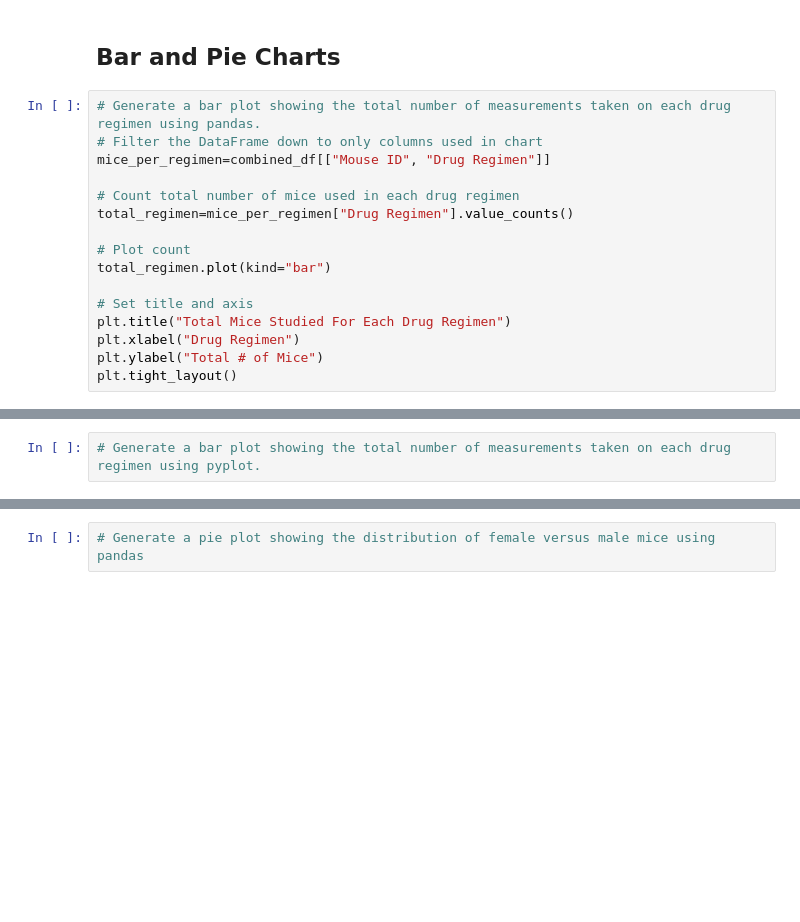
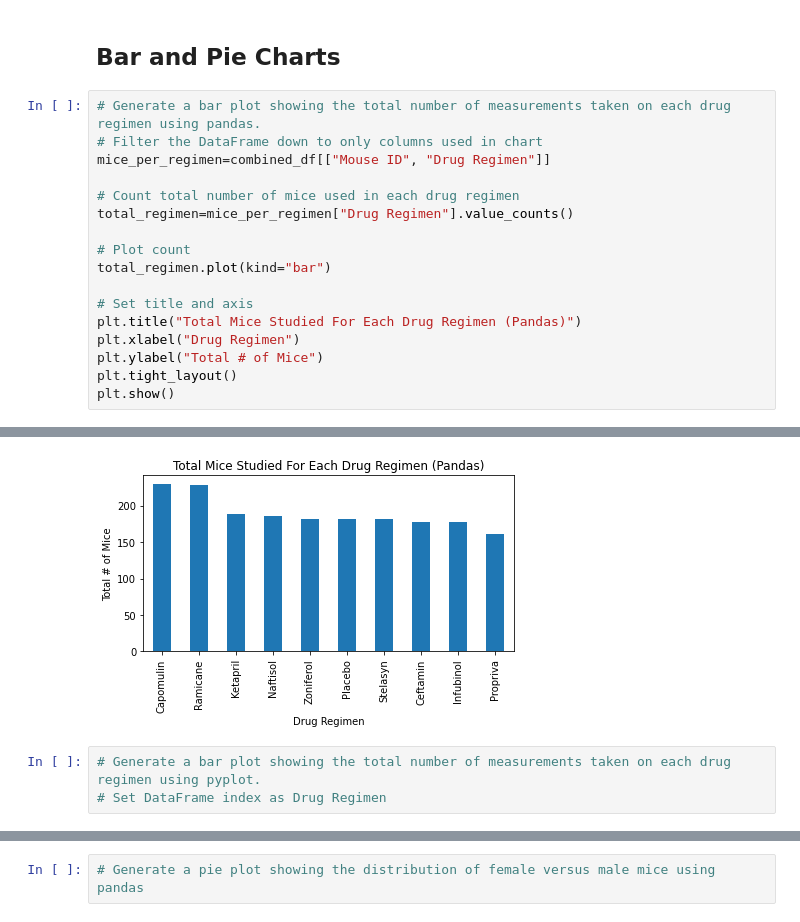
Before and after one commit to LisaCaruana/MatPlotLib, a Jupyter notebook: Pymaceuticals/Pymaceuticals_working_copy.ipynb, the cells around one changed output, grey strips where cells are left out. Drawn from its saved outputs; the diff is of its cells as text; blank space fills up the shorter version.

Commit message:
PyPlot Bar

```diff
--- a/Pymaceuticals/Pymaceuticals_working_copy.ipynb
+++ b/Pymaceuticals/Pymaceuticals_working_copy.ipynb
@@ -216,8 +216,9 @@ total_regimen=mice_per_regimen["Drug Regimen"].value_counts()
 total_regimen.plot(kind="bar")
 
 # Set title and axis
-plt.title("Total Mice Studied For Each Drug Regimen")
+plt.title("Total Mice Studied For Each Drug Regimen (Pandas)")
 plt.xlabel("Drug Regimen")
 plt.ylabel("Total # of Mice")
 plt.tight_layout()
+plt.show()
 # %% [output]
@@ -226,2 +225,4 @@ plt.tight_layout()
+[figure, added]
 # %%
 # Generate a bar plot showing the total number of measurements taken on each drug regimen using pyplot.
+# Set DataFrame index as Drug Regimen
```
Also changed, not shown: parts of 5 cells of this notebook.
